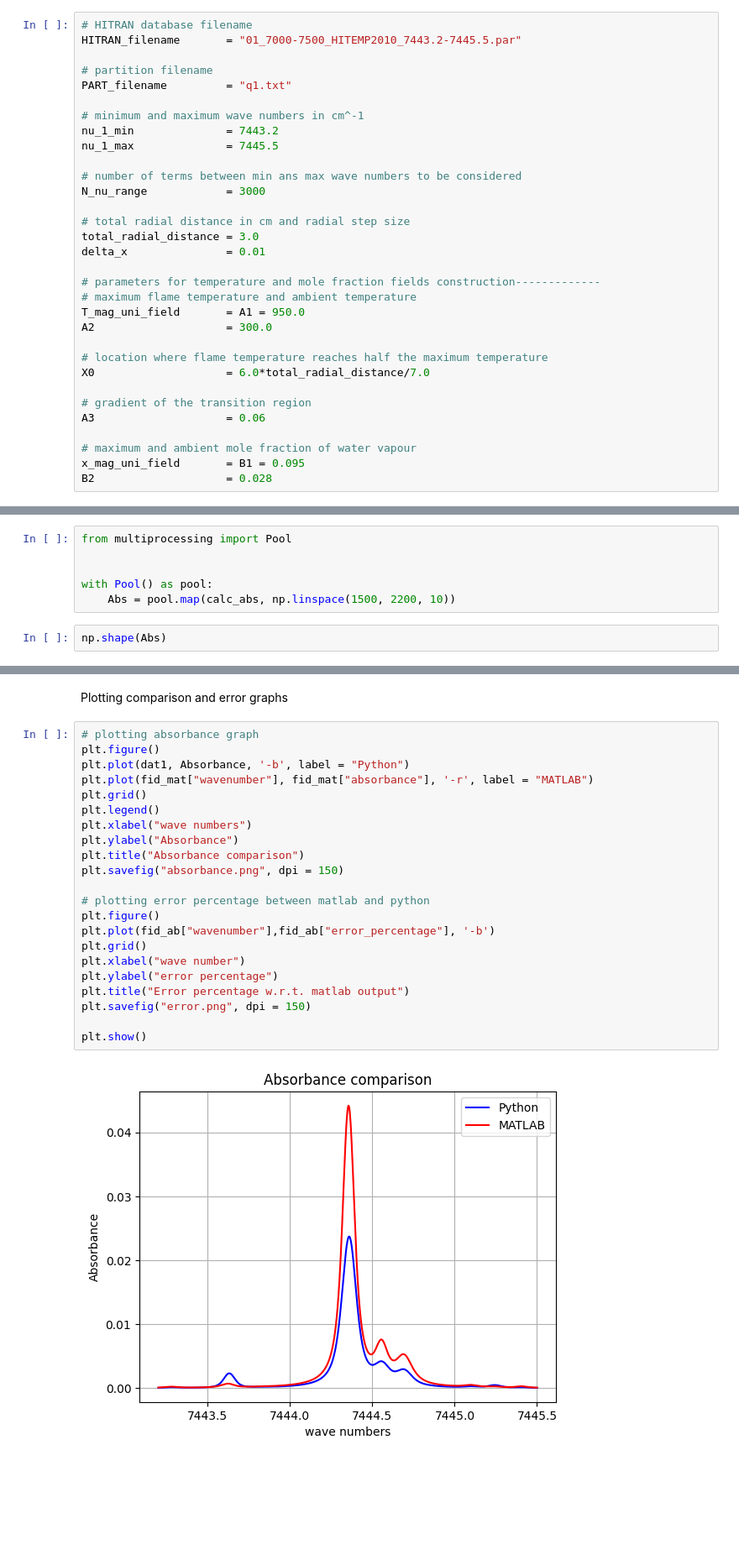
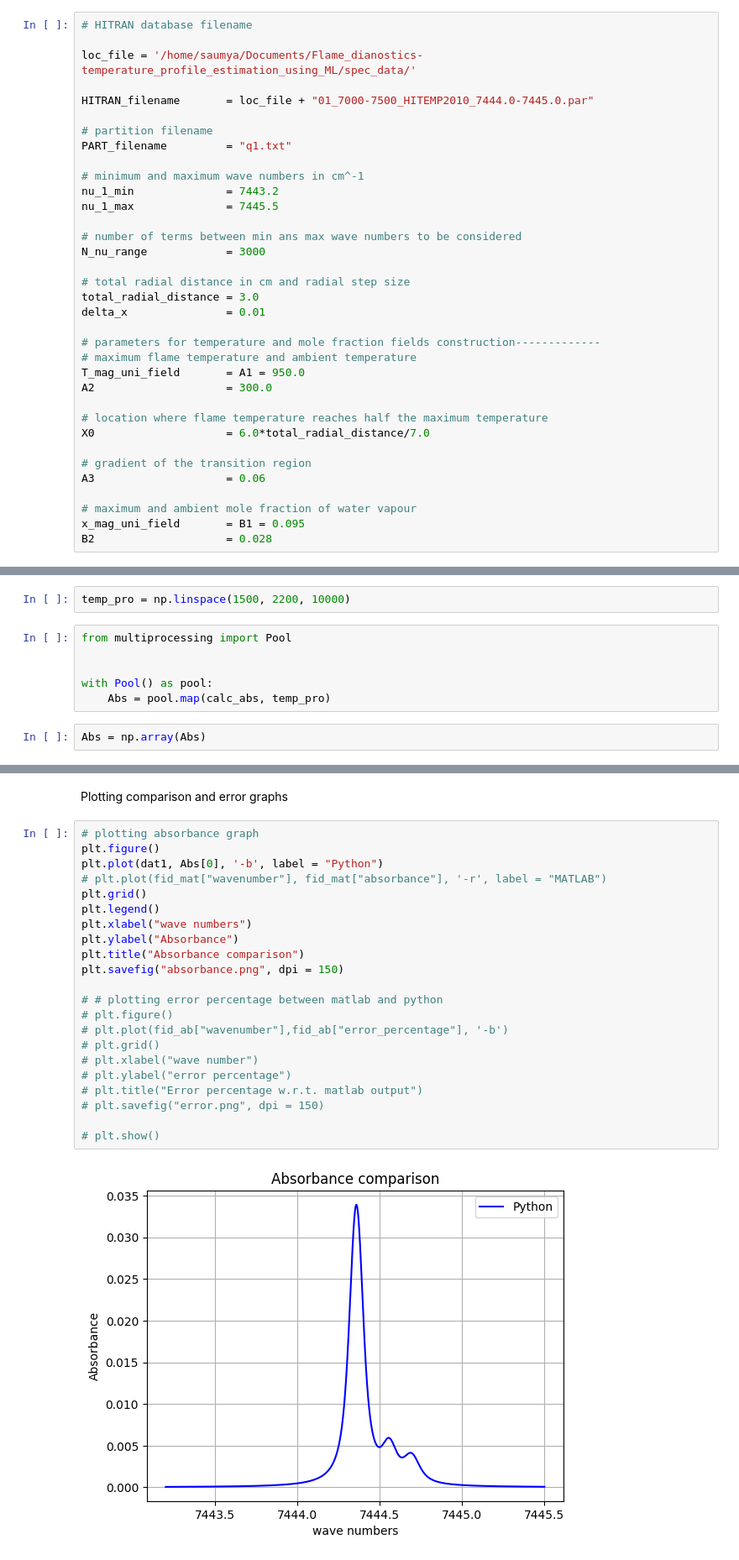
Before and after one commit to CaffineAddic/Flame_dianostics-temperature_profile_estimation_using_ML, a Jupyter notebook: Spectra_gen/TDLAS.ipynb, the cells around one changed output, grey strips where cells are left out. Shown at 84% size. Drawn from its saved outputs; the diff is of its cells as text; blank space fills up the shorter version.

Commit message:
added data creation

```diff
--- a/Spectra_gen/TDLAS.ipynb
+++ b/Spectra_gen/TDLAS.ipynb
@@ -10,7 +10,10 @@ The variable and function names used in this script are the same as the ones use
 This section contains the definitions of parameters that are used in the computation
 # %%
 # HITRAN database filename
-HITRAN_filename       = "01_7000-7500_HITEMP2010_7443.2-7445.5.par"
+
+loc_file = '/home/saumya/Documents/Flame_dianostics-temperature_profile_estimation_using_ML/spec_data/'
+
+HITRAN_filename       = loc_file + "01_7000-7500_HITEMP2010_7444.0-7445.0.par"
 
 # partition filename
 PART_filename         = "q1.txt"
@@ -584,8 +587,10 @@ Absorbance = calc_abs(loc)
+# %%
+temp_pro = np.linspace(1500, 2200, 10000)
 # %%
 from multiprocessing import Pool
 
 
 with Pool() as pool:
-    Abs = pool.map(calc_abs, np.linspace(1500, 2200, 10))
+    Abs = pool.map(calc_abs, temp_pro)
 # %%
-np.shape(Abs)
+Abs = np.array(Abs)
@@ -694,24 +697,24 @@ Plotting comparison and error graphs
 # %%
 # plotting absorbance graph
 plt.figure()
-plt.plot(dat1, Absorbance, '-b', label = "Python")
-plt.plot(fid_mat["wavenumber"], fid_mat["absorbance"], '-r', label = "MATLAB")
+plt.plot(dat1, Abs[0], '-b', label = "Python")
+# plt.plot(fid_mat["wavenumber"], fid_mat["absorbance"], '-r', label = "MATLAB")
 plt.grid()
 plt.legend()
 plt.xlabel("wave numbers")
 plt.ylabel("Absorbance")
 plt.title("Absorbance comparison")
 plt.savefig("absorbance.png", dpi = 150)
 
-# plotting error percentage between matlab and python
-plt.figure()
-plt.plot(fid_ab["wavenumber"],fid_ab["error_percentage"], '-b')
-plt.grid()
-plt.xlabel("wave number")
-plt.ylabel("error percentage")
-plt.title("Error percentage w.r.t. matlab output")
-plt.savefig("error.png", dpi = 150)
+# # plotting error percentage between matlab and python
+# plt.figure()
+# plt.plot(fid_ab["wavenumber"],fid_ab["error_percentage"], '-b')
+# plt.grid()
+# plt.xlabel("wave number")
+# plt.ylabel("error percentage")
+# plt.title("Error percentage w.r.t. matlab output")
+# plt.savefig("error.png", dpi = 150)
 
-plt.show()
+# plt.show()
 # %% [output]
-[figure, old version]
+[figure, new version]
```
Also changed, not shown: parts of 7 cells of this notebook.
